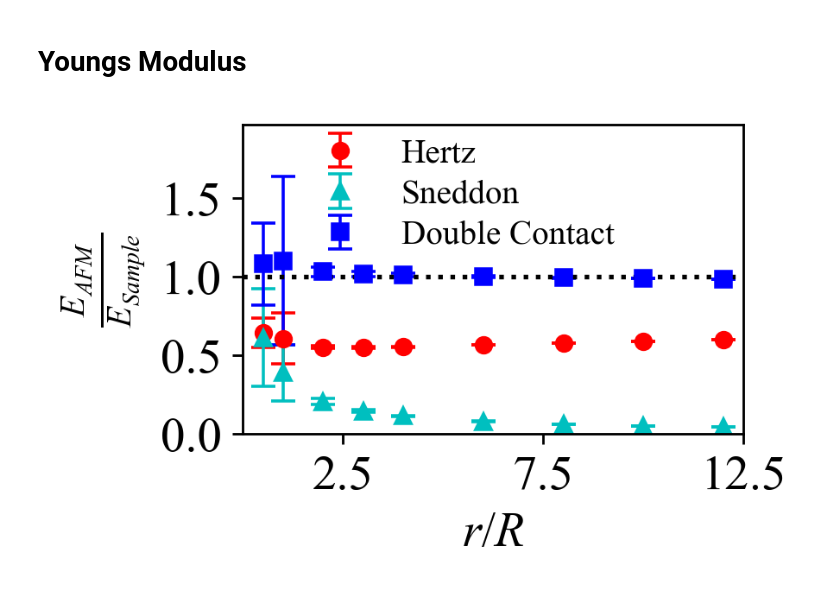
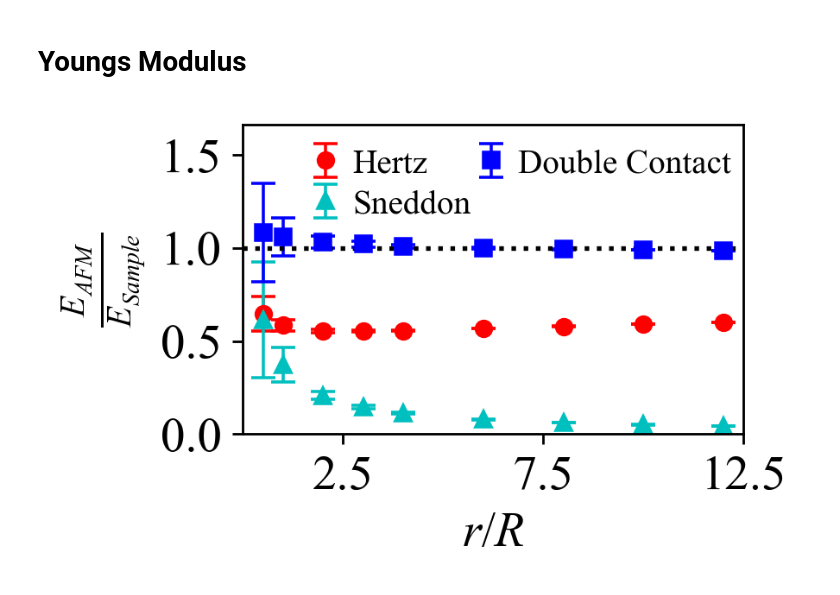
Before and after one commit to Joshua-Giblin-Burnham/ABAQUSAFMSimulations, a Jupyter notebook: ABAQUS Notebook Simulations/axisymmetric/AFM Abaqus Code Test Capped Indentor - Sphere Axisymmetric.ipynb, the cells around one changed output. Drawn from its saved outputs; the diff is of its cells as text; code cells hidden in the pictures.

Commit message:
Update Youngs modulus code of axisymmetric code

```diff
--- a/ABAQUS Notebook Simulations/axisymmetric/AFM Abaqus Code Test Capped Indentor - Sphere Axisymmetric.ipynb
+++ b/ABAQUS Notebook Simulations/axisymmetric/AFM Abaqus Code Test Capped Indentor - Sphere Axisymmetric.ipynb
@@ -462,10 +462,10 @@ R_indentor = 5
 theta_degrees = 20
 theta = theta_degrees*(np.pi/180)
 # %%
-U2Base, RFBase, U2Indentor, RFIndentor = RemoteSubmission(remote_server, script, abqCommand, remotePath, localPath, ProxyJump=proxy_server, Submit=False, Retrieval =False)
+U2Base, RFBase, U2Indentor, RFIndentor = RemoteSubmission(remote_server, script, abqCommand, remotePath, localPath, ProxyJump=proxy_server, Submit=False, Retrieval =True)
 
 # Set force cut off to fit at set maximum indentation force as apposed to depth
-RFmax      = 4*(E_eff*R_indentor**2)
+RFmax      = abs(RFIndentor[1,-1])#(E_eff*R_indentor**2)
 RFIndentor = np.ma.masked_greater_equal(abs(RFIndentor), RFmax)
 U2Indentor = np.ma.masked_array(abs(U2Indentor), mask = np.ma.getmask(RFIndentor))
 RFBase     = np.ma.masked_array(RFBase, mask = np.ma.getmask(RFIndentor))
@@ -696,27 +700,27 @@ plt.show()
 # %%
 # --------------------------------------------------Plot 1-----------------------------------------------------
 fig, ax = plt.subplots(1,1, figsize=(linewidth/2, 1/1.61*linewidth/2))
 
 ax.errorbar(spheres/R_indentor, E_hertz/E,   yerr=err_hertz/E,   fmt='o', color = 'r', lw = 1, ms = 5, capsize=4, label = 'Hertz' )
 ax.errorbar(spheres/R_indentor, E_Sneddon/E, yerr=err_Sneddon/E, fmt='^', color = 'c', lw = 1, ms = 5, capsize=4, label = 'Sneddon' )
 ax.errorbar(spheres/R_indentor, E_double/E,  yerr=err_double/E,  fmt='s', color = 'b', lw = 1, ms = 5, capsize=4, label = 'Double Contact' )
 ax.hlines(1, 0, ax.get_xlim()[1], ls = ':', color = 'k')
 
 ax.set_xlabel(r'$r/R$')
 ax.set_ylabel(r'$\frac{E_{AFM}}{E_{Sample}}$')
 ax.set_xlim([0, ax.get_xlim()[1]])
 ax.set_ylim([0, ax.get_ylim()[1]+0.25])
-ax.legend(frameon=False, ncol=1, loc = [0.1, 0.55], labelspacing=0.3, columnspacing=-0.4, fontsize=11)
+ax.legend(frameon=False, ncol=2, loc = [0.07, 0.65], labelspacing=0.3, columnspacing=-0.4, fontsize=11, handletextpad=-0.2)
 
 plt.gca().xaxis.set_major_locator(MaxNLocator(prune='lower'))
 plt.locator_params(axis='x', nbins=6)
 plt.locator_params(axis='y', nbins=4)
 
 ax.set_xlim([0, 12.5])
 ax.set_xticks([2.5,7.5,12.5])
 
 
-fig.savefig('/mnt/c/Users/Joshg/Downloads/Manuscript_Figures/Capped-Sphere-Youngs_Modulus.pdf', bbox_inches = 'tight', transparent=True)
+# fig.savefig('/mnt/c/Users/Joshg/Documents/Manuscript_Figures/Capped-Sphere-Youngs_Modulus.pdf', bbox_inches = 'tight', transparent=True)
 plt.show()
 # %% [output]
-[figure, old version]
+[figure, new version]
```
Also changed, not shown: parts of 3 cells of this notebook.
